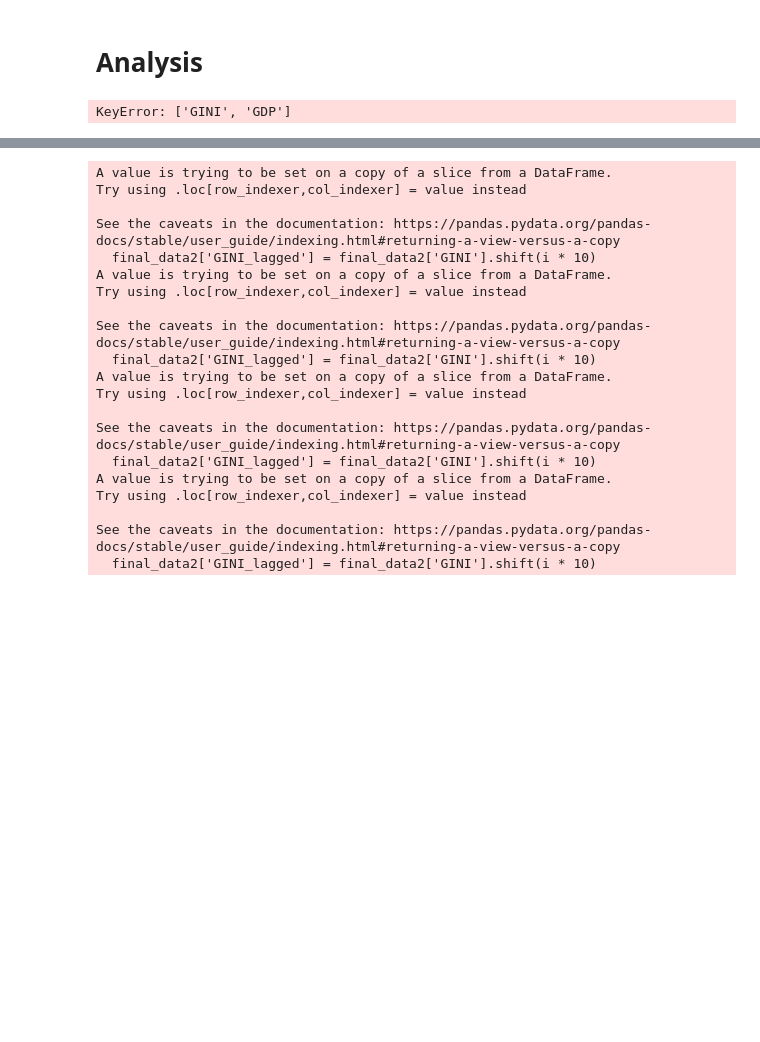
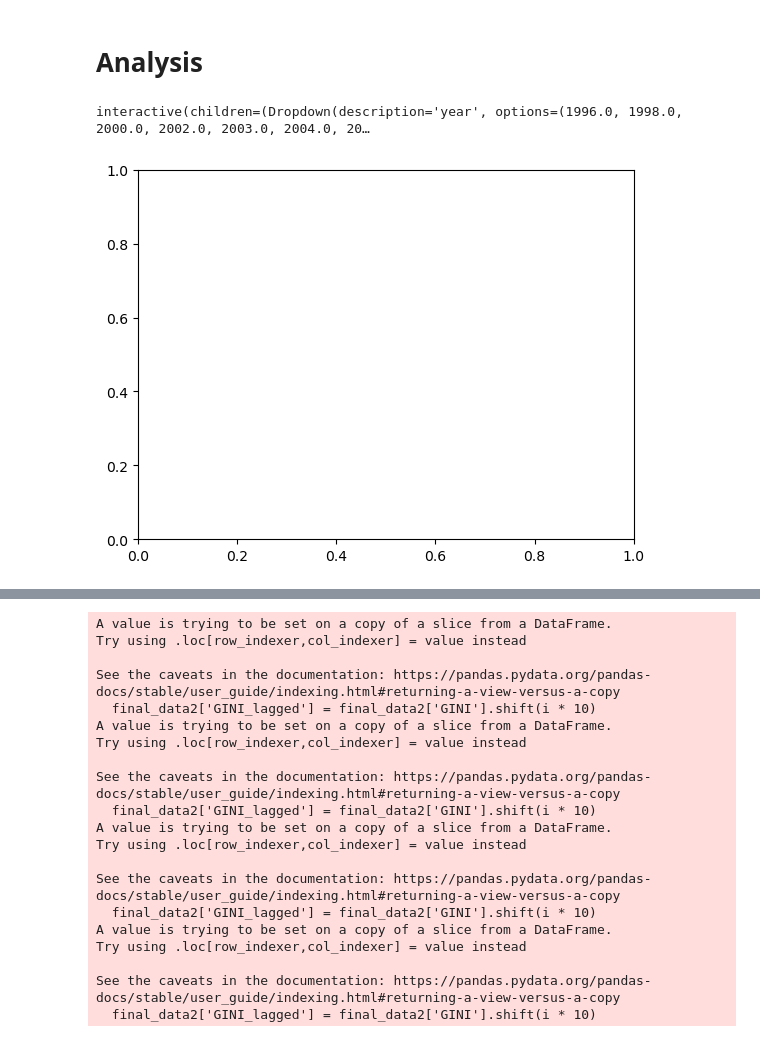
Before and after one commit to NumEconCopenhagen/projects-2023-magnus-kristian, a Jupyter notebook: dataproject/dataproject.ipynb, the cells around one changed output, grey strips where cells are left out. Saved outputs shown, nothing was run; the diff lists cells and outputs as text; code cells hidden in the pictures; blank space fills up the shorter version.

```diff
--- a/dataproject/dataproject.ipynb
+++ b/dataproject/dataproject.ipynb
@@ -169,10 +219,11 @@ The World Governance Indicators are stable over time as they are normalized with
 # %% [markdown]
 # Analysis
 # %%
-scatter_plot = dataproject.ScatterPlot(final_df)
+scatter_plot = dataproject_KRE.ScatterPlot(finaldata)
 scatter_plot.interact_plot()
 # %% [output]
-KeyError: ['GINI', 'GDP']
+interactive(children=(Dropdown(description='year', options=(1996.0, 1998.0, 2000.0, 2002.0, 2003.0, 2004.0, 20…
+[figure, added]
 # %%
 # We create a new DataFrame called final_data by dropping all rows with missing values in 'GINI', 'GDP', and 'COC' columns using the dropna() method.
 final_data = final.dropna(subset=['GINI', 'GDP', 'COC'], how='any')
```
Also changed, not shown: parts of 9 cells of this notebook, 1 other file.
